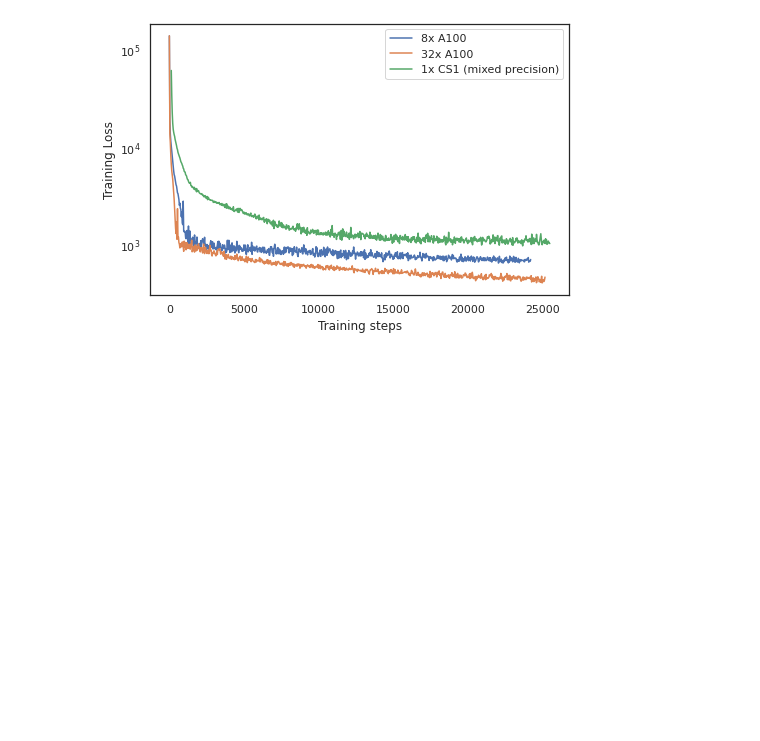
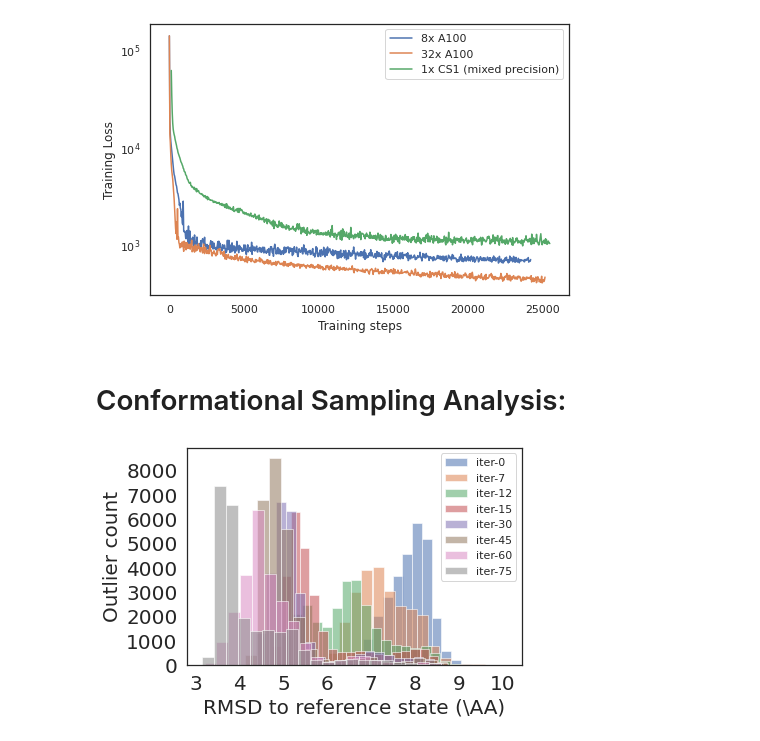
Before and after one commit to braceal/PASC21-Stream-AI-MD, a Jupyter notebook: timestamp_analysis.ipynb, the cells around one changed output. Saved outputs shown, nothing was run; the diff lists cells and outputs as text; code cells hidden in the pictures; blank space fills up the shorter version.

Commit message:
added conformational sampling RMSD plot

```diff
--- a/timestamp_analysis.ipynb
+++ b/timestamp_analysis.ipynb
@@ -337,3 +340,49 @@ labels = ["8x A100", "32x A100", "1x CS1 (mixed precision)"]
 plot_losses(paths, labels=labels, as_time=False)
 # %% [output]
 [figure]
+# %% [markdown]
+# Conformational Sampling Analysis:
+# %%
+def plot_conformational_sampling(paths, iterations=[0]):
+
+    # Collect all RMSD from each experiment
+    rmsd_files = []
+    for path in paths:
+        rmsd_files.extend(list(path.joinpath("outlier_runs").glob("rmsds-*")))
+
+    # Sort RMSD files by time of creation
+    rmsd_files = sorted(
+        rmsd_files, # rmsds-1607655171.npy
+        key=lambda p: int(p.with_suffix("").name.split("-")[1])
+    )
+
+    # Load RMSD arrays into memory
+    rmsd_values = [np.load(f.as_posix()) for f in rmsd_files]
+
+    # Plot histograms
+    for ind, color in zip(
+        sorted(iterations),
+        itertools.cycle(sns.color_palette()
+    )):
+        plt.hist(
+            rmsd_values[ind],
+            bins=BINS,
+            label=f"iter-{ind}",
+            color=color,
+            alpha=ALPHA1,
+        )
+
+    plt.legend(facecolor=LEGEND_FACECOLOR)
+    plt.xlabel('RMSD to reference state (\AA)', fontsize=LABEL_FONTSIZE)
+    plt.ylabel('Outlier count', fontsize=LABEL_FONTSIZE)
+    plt.xticks(fontsize=LABEL_FONTSIZE)
+    plt.yticks(fontsize=LABEL_FONTSIZE)
+    #plt.savefig("./rmsd-histograms.png", dpi=600)
+    plt.show()
+# %%
+p = Path("/projects/RL-fold/msalim/production-runs/pasc/")
+paths = [p/"bba_28_cs1.1"]
+iterations = list(range(0, 82, 15)) + [7, 12]
+plot_conformational_sampling(paths, iterations)
+# %% [output]
+[figure, added]
```
Also changed, not shown: parts of 1 cell of this notebook.
